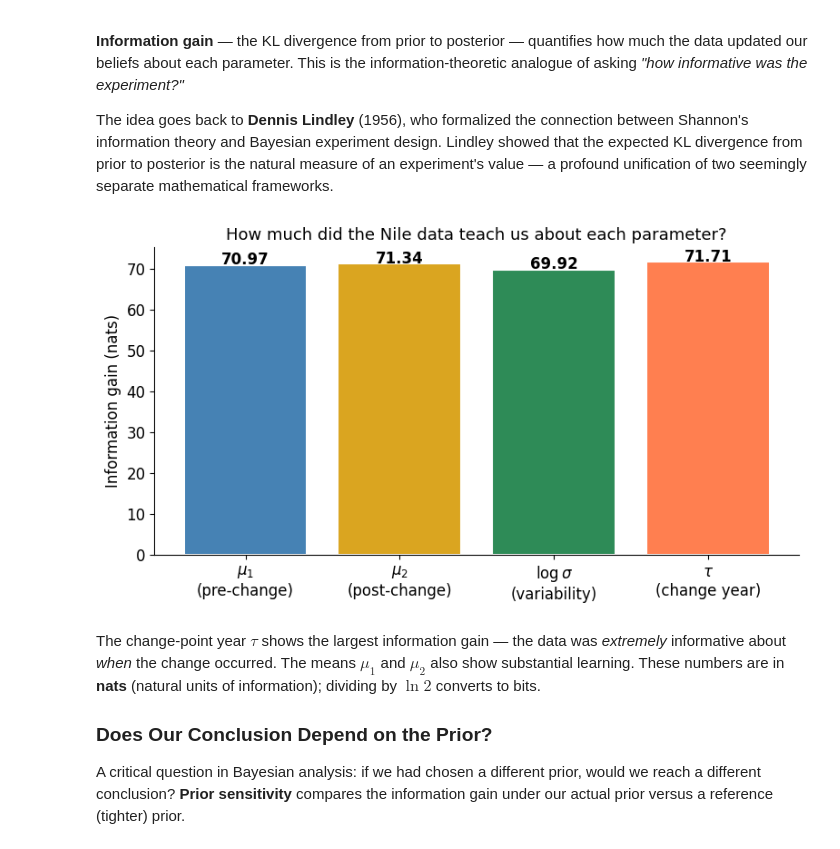
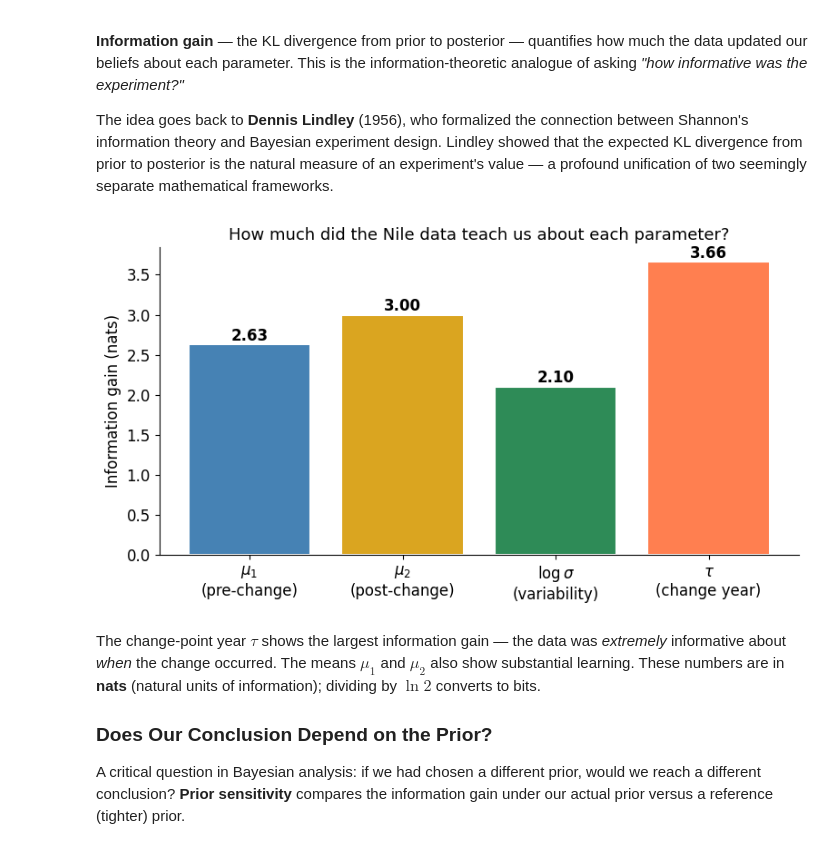
Before and after one commit to michaelnowotny/divergence, a Jupyter notebook: notebooks/Bayesian_Diagnostics.ipynb, the cells around one changed output. Cells and saved outputs as stored; diff of their text form; code cells hidden in the pictures.

```diff
--- a/notebooks/Bayesian_Diagnostics.ipynb
+++ b/notebooks/Bayesian_Diagnostics.ipynb
@@ -404,40 +404,49 @@ Now we apply the full power of the `divergence` diagnostic toolkit. These tools
 
 The idea goes back to **Dennis Lindley** (1956), who formalized the connection between Shannon's information theory and Bayesian experiment design. Lindley showed that the expected KL divergence from prior to posterior is the natural measure of an experiment's value — a profound unification of two seemingly separate mathematical frameworks.
 # %%
-# Add prior samples to the converged idata for information_gain
-n_prior = 1500
+# For information gain, we need prior samples alongside the posterior.
+# Important: emcee's ~54% acceptance rate means ~46% of posterior draws are
+# exact duplicates (rejected proposals repeat the current state). These
+# duplicates inflate kNN-based KL estimates by creating artificially small
+# nearest-neighbor distances. We thin the posterior to remove this artifact.
+
+thin = 5  # thin posterior to reduce duplicates
+n_draws_thinned = late_dict['mu1'].shape[1] // thin
+
+post_thinned = {v: late_dict[v][:, ::thin] for v in var_names}
 prior_dict = {
-    'mu1': rng.normal(1000, 500, (nwalkers, n_prior)),
-    'mu2': rng.normal(1000, 500, (nwalkers, n_prior)),
-    'log_sigma': rng.normal(np.log(150), 1.0, (nwalkers, n_prior)),
-    'tau': rng.uniform(1871, 1970, (nwalkers, n_prior)),
+    'mu1': rng.normal(1000, 500, (nwalkers, n_draws_thinned)),
+    'mu2': rng.normal(1000, 500, (nwalkers, n_draws_thinned)),
+    'log_sigma': rng.normal(np.log(150), 1.0, (nwalkers, n_draws_thinned)),
+    'tau': rng.uniform(1871, 1970, (nwalkers, n_draws_thinned)),
 }
+
+idata_thinned = az.from_dict({'posterior': post_thinned})
 prior_dt = az.from_dict({'prior': prior_dict})
 
-# Merge posterior and prior into one DataTree
 idata_full = xr.DataTree(children={})
-for child in idata_late.children:
-    idata_full[child] = idata_late[child]
+for child in idata_thinned.children:
+    idata_full[child] = idata_thinned[child]
 for child in prior_dt.children:
     idata_full[child] = prior_dt[child]
 
 # Compute information gain
 ig = information_gain(idata_full)
 
 fig, ax = plt.subplots(figsize=(8, 4.5))
 names_display = ['$\\mu_1$\n(pre-change)', '$\\mu_2$\n(post-change)',
                   '$\\log\\sigma$\n(variability)', '$\\tau$\n(change year)']
 colors = ['steelblue', 'goldenrod', 'seagreen', 'coral']
 values = [ig[v] for v in var_names]
 ax.bar(names_display, values, color=colors, edgecolor='white', linewidth=1.5)
 for i, v in enumerate(values):
-    ax.text(i, v + 0.1, f'{v:.2f}', ha='center', fontsize=12, fontweight='bold')
+    ax.text(i, v + 0.05, f'{v:.2f}', ha='center', fontsize=12, fontweight='bold')
 ax.set_ylabel('Information gain (nats)')
 ax.set_title('How much did the Nile data teach us about each parameter?', fontsize=13)
 plt.tight_layout()
 plt.show()
 # %% [output]
-[figure, old version]
+[figure, new version]
 # %% [markdown]
 The change-point year $\tau$ shows the largest information gain — the data was *extremely* informative about *when* the change occurred. The means $\mu_1$ and $\mu_2$ also show substantial learning. These numbers are in **nats** (natural units of information); dividing by $\ln 2$ converts to bits.
 
```
Also changed, not shown: parts of 2 cells of this notebook.
